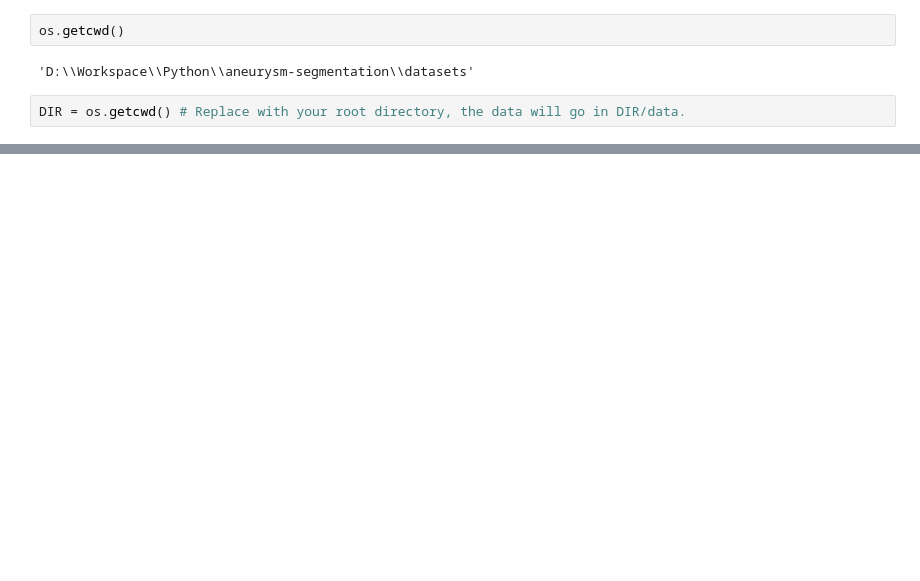
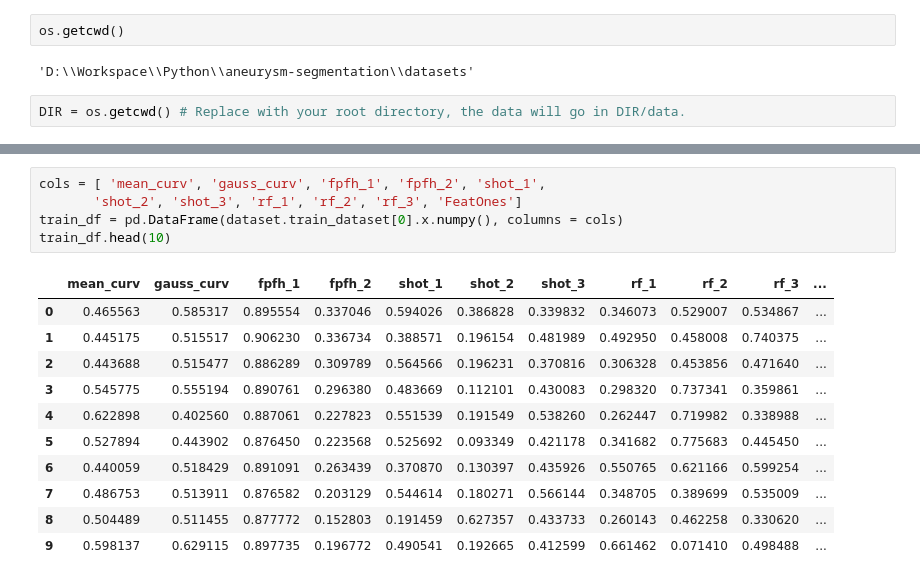
Before and after one commit to abhimandal/AneurysmSegmentation, a Jupyter notebook: datasets/Dataset tester.ipynb, the cells around one changed output, grey strips where cells are left out. Cells and saved outputs as stored; diff of their text form; blank space fills up the shorter version.

```diff
--- a/datasets/Dataset tester.ipynb
+++ b/datasets/Dataset tester.ipynb
@@ -154,0 +206,17 @@ Batch size = None
+# %%
+cols = [ 'mean_curv', 'gauss_curv', 'fpfh_1', 'fpfh_2', 'shot_1',
+       'shot_2', 'shot_3', 'rf_1', 'rf_2', 'rf_3', 'FeatOnes']
+train_df = pd.DataFrame(dataset.train_dataset[0].x.numpy(), columns = cols)
+train_df.head(10)
+# %% [output]
+|  | mean_curv | gauss_curv | fpfh_1 | fpfh_2 | shot_1 | shot_2 | shot_3 | rf_1 | rf_2 | rf_3 | ... |
+| 0 | 0.465563 | 0.585317 | 0.895554 | 0.337046 | 0.594026 | 0.386828 | 0.339832 | 0.346073 | 0.529007 | 0.534867 | ... |
+| 1 | 0.445175 | 0.515517 | 0.906230 | 0.336734 | 0.388571 | 0.196154 | 0.481989 | 0.492950 | 0.458008 | 0.740375 | ... |
+| 2 | 0.443688 | 0.515477 | 0.886289 | 0.309789 | 0.564566 | 0.196231 | 0.370816 | 0.306328 | 0.453856 | 0.471640 | ... |
+| 3 | 0.545775 | 0.555194 | 0.890761 | 0.296380 | 0.483669 | 0.112101 | 0.430083 | 0.298320 | 0.737341 | 0.359861 | ... |
+| 4 | 0.622898 | 0.402560 | 0.887061 | 0.227823 | 0.551539 | 0.191549 | 0.538260 | 0.262447 | 0.719982 | 0.338988 | ... |
+| 5 | 0.527894 | 0.443902 | 0.876450 | 0.223568 | 0.525692 | 0.093349 | 0.421178 | 0.341682 | 0.775683 | 0.445450 | ... |
+| 6 | 0.440059 | 0.518429 | 0.891091 | 0.263439 | 0.370870 | 0.130397 | 0.435926 | 0.550765 | 0.621166 | 0.599254 | ... |
+| 7 | 0.486753 | 0.513911 | 0.876582 | 0.203129 | 0.544614 | 0.180271 | 0.566144 | 0.348705 | 0.389699 | 0.535009 | ... |
+| 8 | 0.504489 | 0.511455 | 0.877772 | 0.152803 | 0.191459 | 0.627357 | 0.433733 | 0.260143 | 0.462258 | 0.330620 | ... |
+| 9 | 0.598137 | 0.629115 | 0.897735 | 0.196772 | 0.490541 | 0.192665 | 0.412599 | 0.661462 | 0.071410 | 0.498488 | ... |
```
Also changed, not shown: parts of 56 cells of this notebook.
